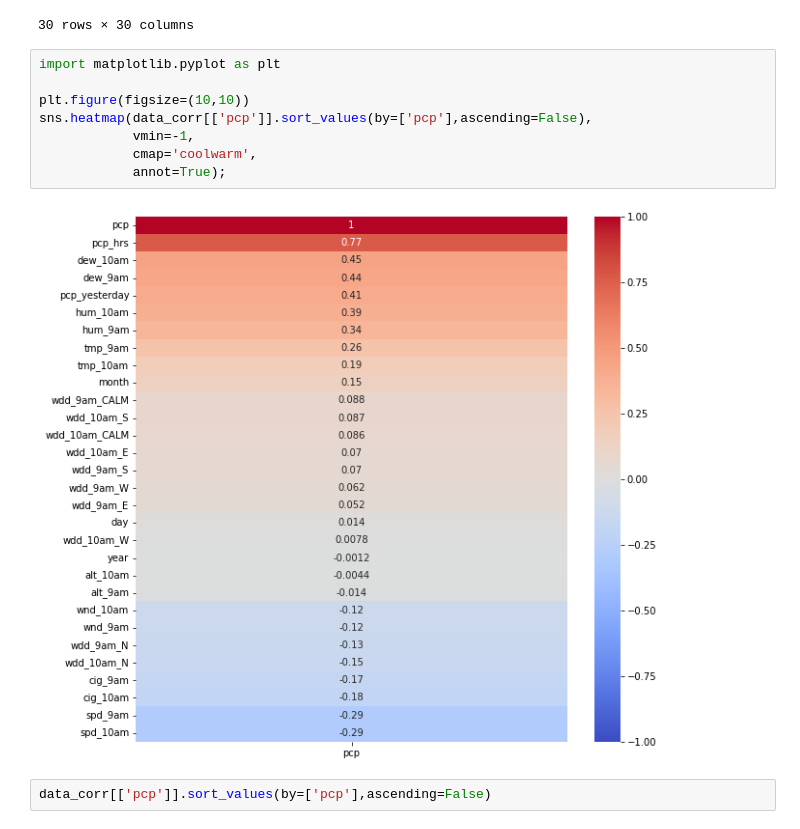
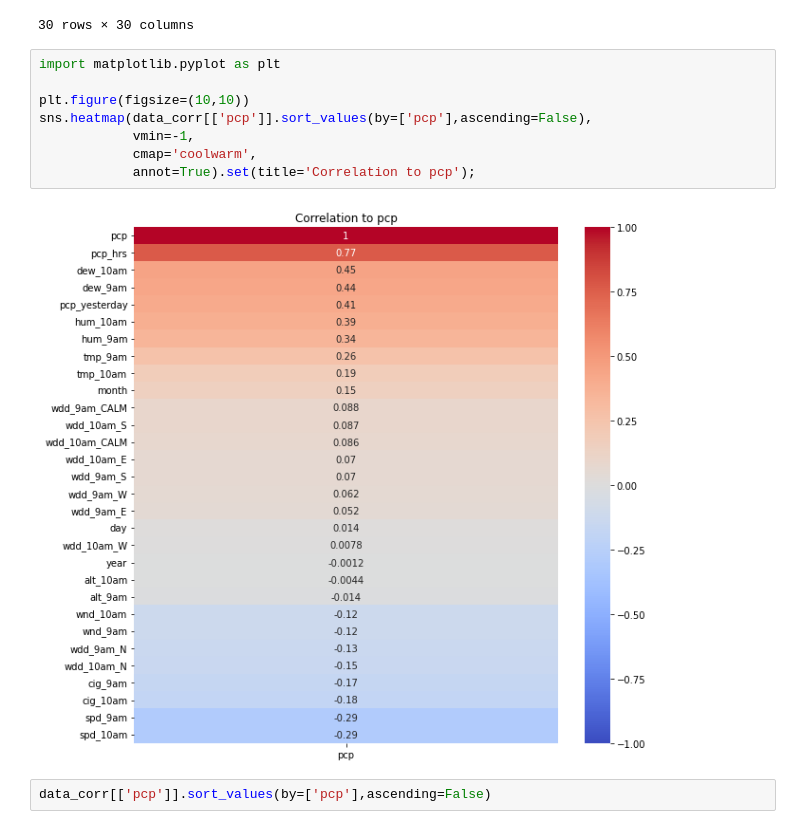
Before and after one commit to navilaufm/ML_LR_rainfall_MGGT, a Jupyter notebook: Norman_Avila_ML_LR_rainfall.ipynb, the cells around one changed output. Saved outputs shown, nothing was run; the diff lists cells and outputs as text.

```diff
--- a/Norman_Avila_ML_LR_rainfall.ipynb
+++ b/Norman_Avila_ML_LR_rainfall.ipynb
@@ -197,13 +197,13 @@ data_corr
 # %%
 import matplotlib.pyplot as plt
 
 plt.figure(figsize=(10,10))
 sns.heatmap(data_corr[['pcp']].sort_values(by=['pcp'],ascending=False),
             vmin=-1,
             cmap='coolwarm',
-            annot=True);
+            annot=True).set(title='Correlation to pcp');
 # %% [output]
-[figure, old version]
+[figure, new version]
 # %%
 data_corr[['pcp']].sort_values(by=['pcp'],ascending=False)
 # %% [output]
```
Also changed, not shown: parts of 11 cells of this notebook.
